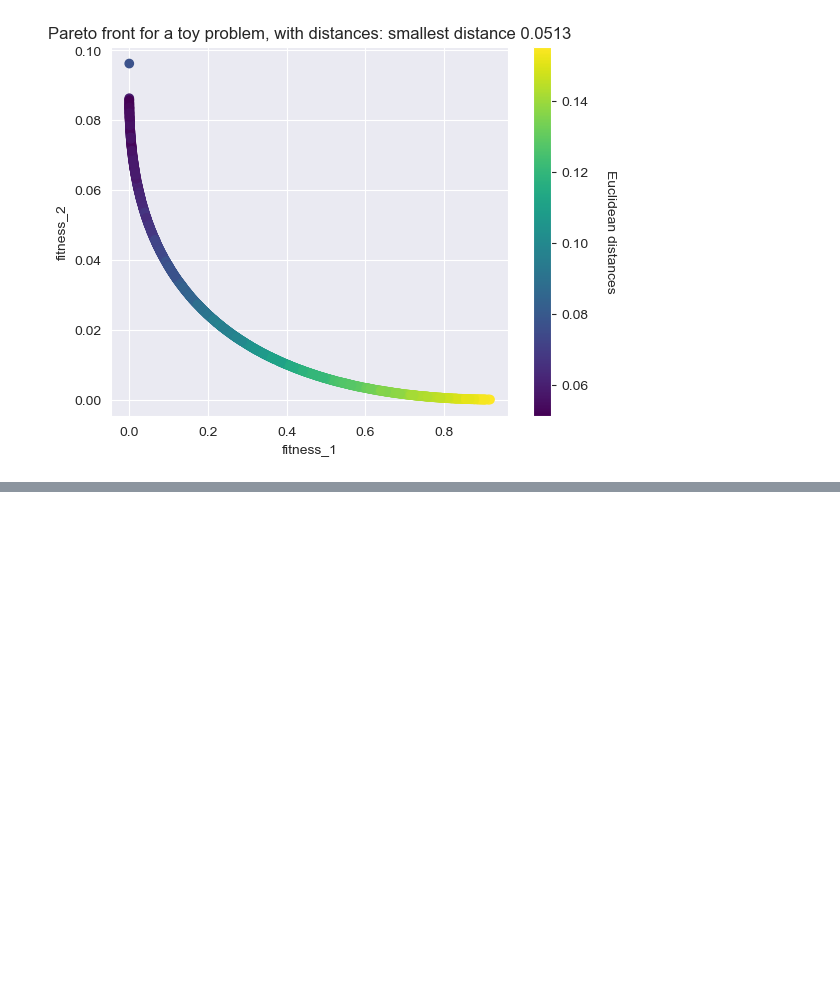
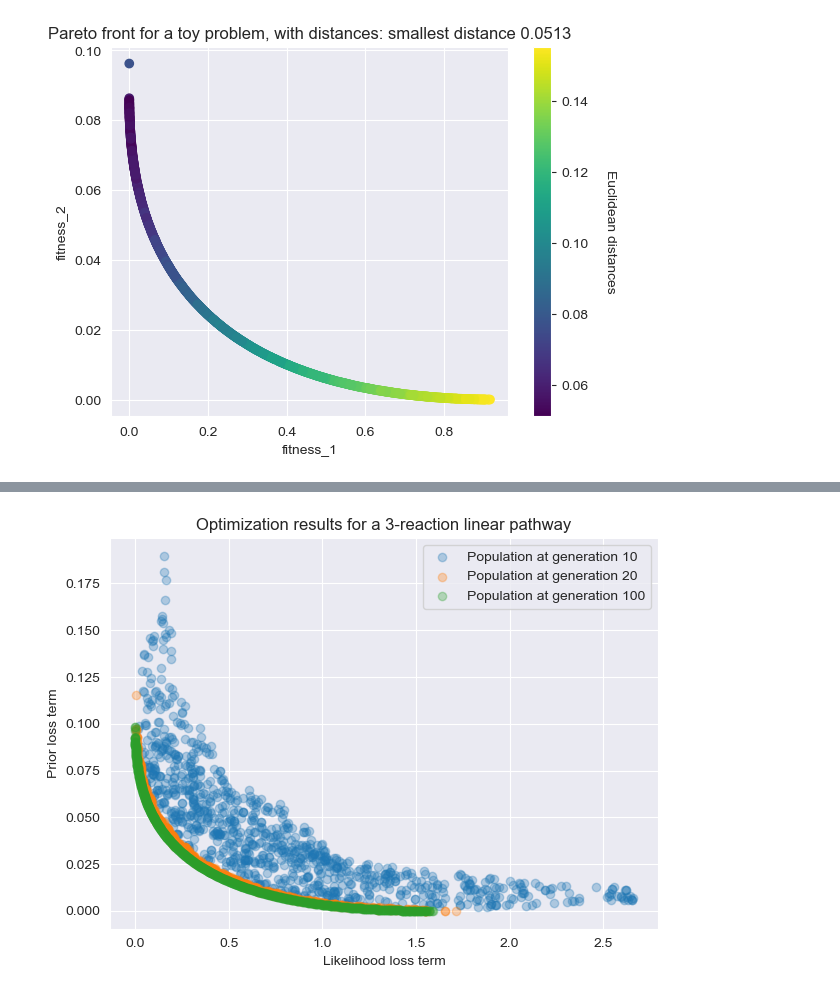
Before and after one commit to albertotonda/evolutionary-optimization-cell-models, a Jupyter notebook: src/plot_figures.ipynb, the cells around one changed output, grey strips where cells are left out. Cells and saved outputs as stored; diff of their text form; code cells hidden in the pictures; blank space fills up the shorter version.

```diff
--- a/src/plot_figures.ipynb
+++ b/src/plot_figures.ipynb
@@ -190,0 +195,30 @@ Individual [0.53416439 0.46520602 0.57170121 0.38350638] has the smallest distan
+# %%
+import matplotlib.pyplot as plt
+import os
+import pandas as pd
+import seaborn as sns
+
+sns.set_style('darkgrid')
+# %%
+# load the data from the different CSV files, organize it in a dictionary
+small_model_folder = "../local/2024-11-12-14-00-37-cell-model-optimization"
+generations_to_plot = ["10", "20", "100"]
+
+dfs = {g : pd.read_csv(os.path.join(small_model_folder, "42-population-generation-%s.csv" % g))
+       for g in generations_to_plot}
+# %%
+fig, ax = plt.subplots()
+
+for g in dfs :
+    ax.scatter(dfs[g]["fitness_1"].values, dfs[g]["fitness_2"].values,
+               alpha=0.3, label="Population at generation %s" % g)
+
+ax.set_xlabel("Likelihood loss term")
+ax.set_ylabel("Prior loss term")
+ax.set_title("Optimization results for a 3-reaction linear pathway")
+ax.legend(loc='best')
+fig.tight_layout()
+
+plt.savefig(os.path.join(small_model_folder, "pareto-fronts.png"), dpi=300)
+# %% [output]
+[figure, added]
```
Also changed, not shown: parts of 3 cells of this notebook, 3 other files.
